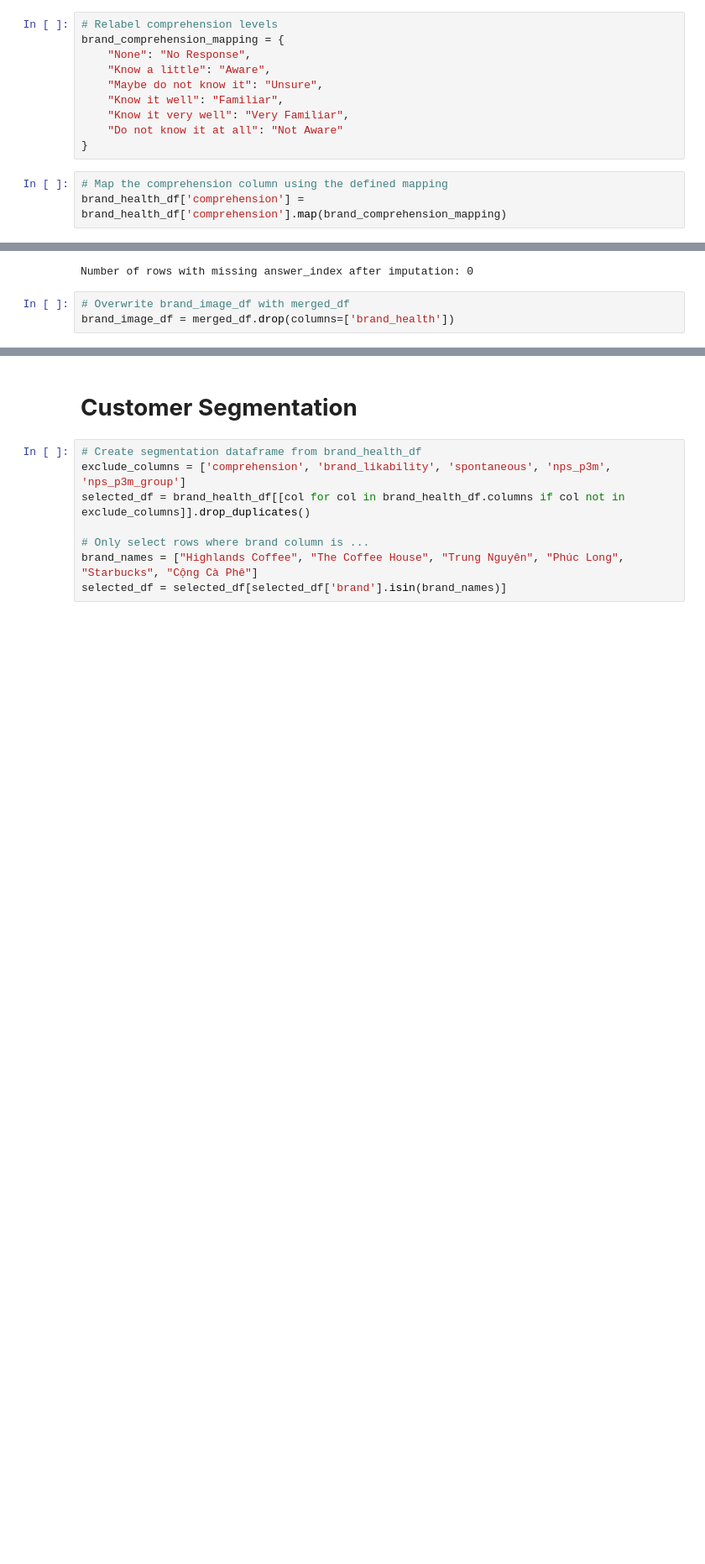
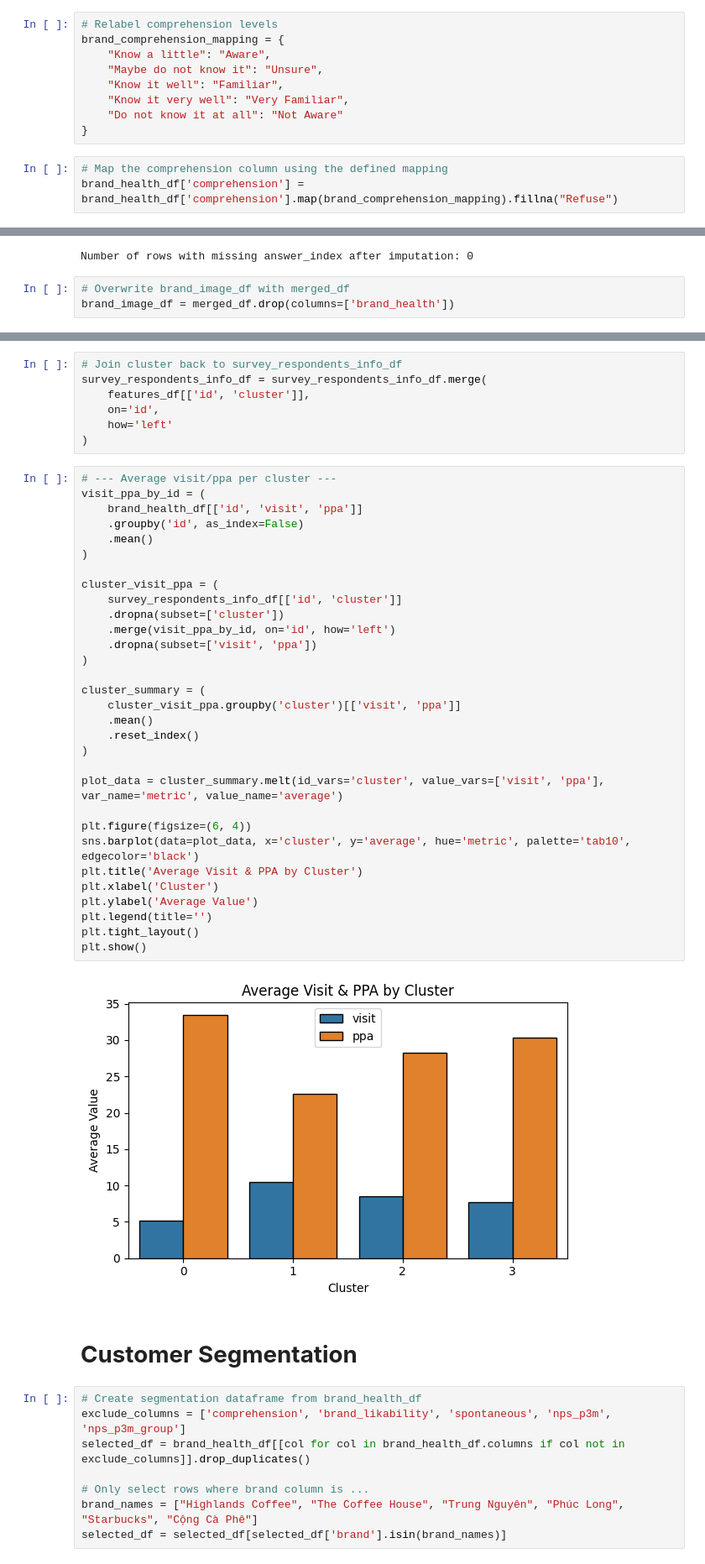
Before and after one commit to Truong2003-tqd/Highlands-Customer-Analysis, a Jupyter notebook: Preprocessing Notebook/preprocessing.ipynb, the cells around one changed output, grey strips where cells are left out. Shown at 84% size. Drawn from its saved outputs; the diff is of its cells as text; blank space fills up the shorter version.

```diff
--- a/Preprocessing Notebook/preprocessing.ipynb
+++ b/Preprocessing Notebook/preprocessing.ipynb
@@ -1203,7 +1236,6 @@ plt.show()
 # %%
 # Relabel comprehension levels
 brand_comprehension_mapping = {
-    "None": "No Response",
     "Know a little": "Aware",
     "Maybe do not know it": "Unsure",
     "Know it well": "Familiar",
@@ -1212,4 +1244,4 @@ brand_comprehension_mapping = {
 }
 # %%
 # Map the comprehension column using the defined mapping
-brand_health_df['comprehension'] = brand_health_df['comprehension'].map(brand_comprehension_mapping)
+brand_health_df['comprehension'] = brand_health_df['comprehension'].map(brand_comprehension_mapping).fillna("Refuse")
@@ -2234,3 +2425,43 @@ brand_image_df = merged_df.drop(columns=['brand_health'])
+# %%
+# Join cluster back to survey_respondents_info_df
+survey_respondents_info_df = survey_respondents_info_df.merge(
+    features_df[['id', 'cluster']],
+    on='id',
+    how='left'
+)
+# %%
+# --- Average visit/ppa per cluster ---
+visit_ppa_by_id = (
+    brand_health_df[['id', 'visit', 'ppa']]
+    .groupby('id', as_index=False)
+    .mean()
+)
+
+cluster_visit_ppa = (
+    survey_respondents_info_df[['id', 'cluster']]
+    .dropna(subset=['cluster'])
+    .merge(visit_ppa_by_id, on='id', how='left')
+    .dropna(subset=['visit', 'ppa'])
+)
+
+cluster_summary = (
+    cluster_visit_ppa.groupby('cluster')[['visit', 'ppa']]
+    .mean()
+    .reset_index()
+)
+
+plot_data = cluster_summary.melt(id_vars='cluster', value_vars=['visit', 'ppa'], var_name='metric', value_name='average')
+
+plt.figure(figsize=(6, 4))
+sns.barplot(data=plot_data, x='cluster', y='average', hue='metric', palette='tab10', edgecolor='black')
+plt.title('Average Visit & PPA by Cluster')
+plt.xlabel('Cluster')
+plt.ylabel('Average Value')
+plt.legend(title='')
+plt.tight_layout()
+plt.show()
+# %% [output]
+[figure, added]
 # %% [markdown]
 # **Customer Segmentation**
 # %%
```
Also changed, not shown: parts of 22 cells of this notebook, 2 other files.
